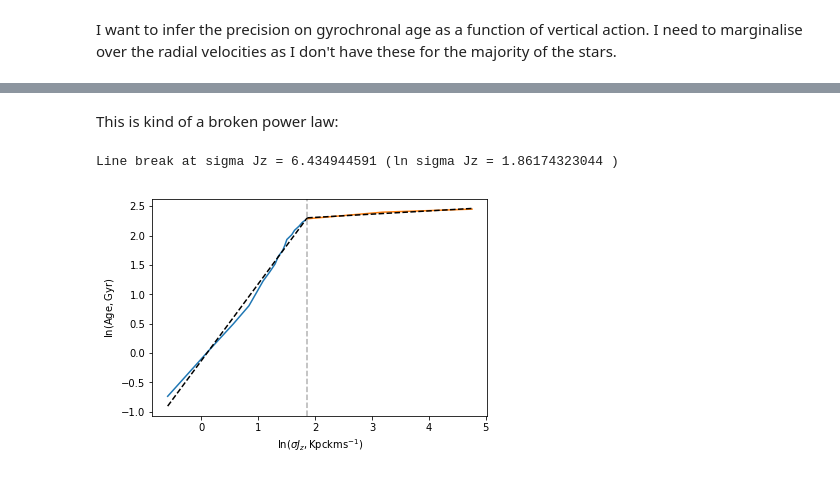
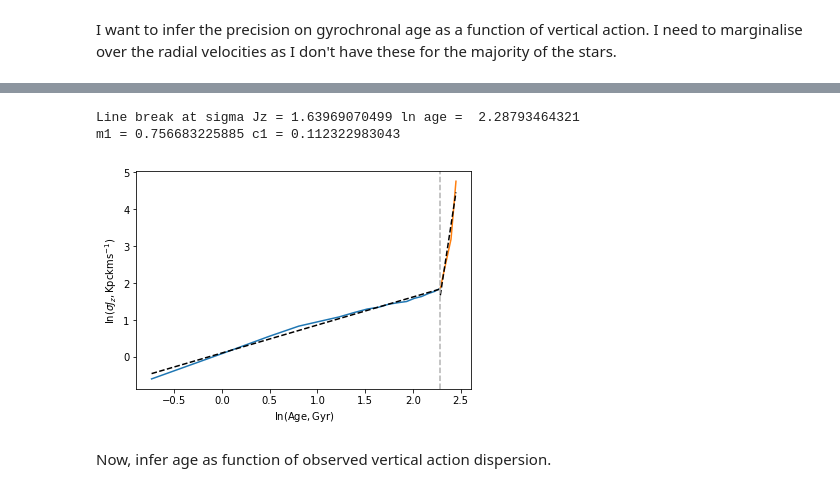
Before and after one commit to RuthAngus/gauge, a Jupyter notebook: granola/inference_explore.ipynb, the cells around one changed output, grey strips where cells are left out. Cells and saved outputs as stored; diff of their text form; code cells hidden in the pictures.

```diff
--- a/granola/inference_explore.ipynb
+++ b/granola/inference_explore.ipynb
@@ -20,27 +13,35 @@ pl.xlabel("$\sigma J_z (Kpc kms^{-1})$")
-# %% [markdown]
-This is kind of a broken power law:
 # %%
+dw = pd.read_csv("data/dwarf.txt")
+
 c = -3
 a1, j1 = dw.age.values[:c], dw.jz.values[:c]
 a2, j2 = dw.age.values[c-1:], dw.jz.values[c-1:]
 
-pl.plot(np.log(j1), np.log(a1))
-pl.plot(np.log(j2), np.log(a2))
-pl.ylabel("$\ln (\mathrm{Age, Gyr})$")
-pl.xlabel("$\ln(\sigma J_z, \mathrm{Kpc kms}^{-1})$")
+x1, y1 = np.log(a1), np.log(j1)
+x2, y2 = np.log(a2), np.log(j2)
+xlabel, ylabel = "$\ln (\mathrm{Age, Gyr})$", "$\ln(\sigma J_z, \mathrm{Kpc kms}^{-1})$"
+
+pl.plot(x1, y1)
+pl.plot(x2, y2)
+pl.xlabel(xlabel)
+pl.ylabel(ylabel)
 
 def fit_line(x, y, yerr):
     AT = np.vstack((x, np.ones(len(x))))
     ATA = np.dot(AT, AT.T)
     return np.linalg.solve(ATA, np.dot(AT, y))
 
-m1, c1 = fit_line(np.log(j1), np.log(a1), np.ones_like(a1)*.1)
-pl.plot(np.log(j1), m1*np.log(j1) + c1, "k", ls="--")
-m2, c2 = fit_line(np.log(j2), np.log(a2), np.ones_like(a2)*.1)
-pl.plot(np.log(j2), m2*np.log(j2) + c2, "k", ls="--")
-pl.axvline(np.log(dw.jz.values[c-1]), color=".7", ls="--")
+m1, c1 = fit_line(x1, y1, np.ones_like(x1)*.1)
+pl.plot(x1, m1*x1 + c1, "k", ls="--")
+m2, c2 = fit_line(x2, y2, np.ones_like(x2)*.1)
+pl.plot(x2, m2*x2 + c2, "k", ls="--")
+pl.axvline(x2[c-1], color=".7", ls="--")
 
-print("Line break at sigma Jz =", dw.jz.values[c-1], "(ln sigma Jz =", np.log(dw.jz.values[c-1]), ")")
+print("Line break at sigma Jz =", y1[c-1], "ln age = ", x2[c-1])
+print("m1 =", m1, "c1 =", c1)
 # %% [output]
-Line break at sigma Jz = 6.434944591 (ln sigma Jz = 1.86174323044 )
+Line break at sigma Jz = 1.63969070499 ln age =  2.28793464321
+m1 = 0.756683225885 c1 = 0.112322983043
-[figure, old version]
+[figure, new version]
+# %% [markdown]
+Now, infer age as function of observed vertical action dispersion.
```
Also changed, not shown: parts of 34 cells of this notebook.
